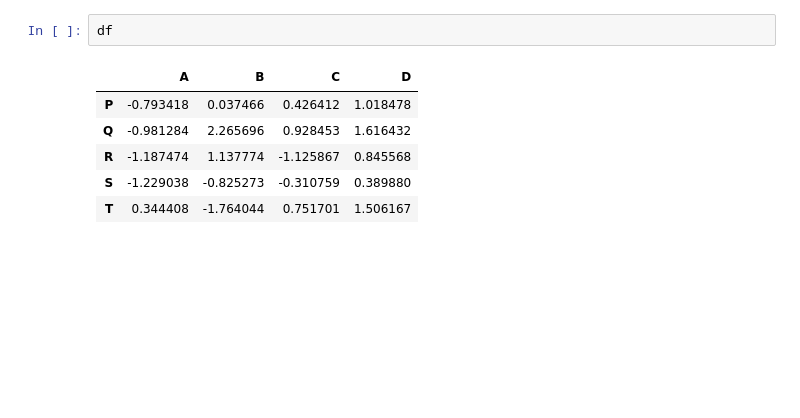
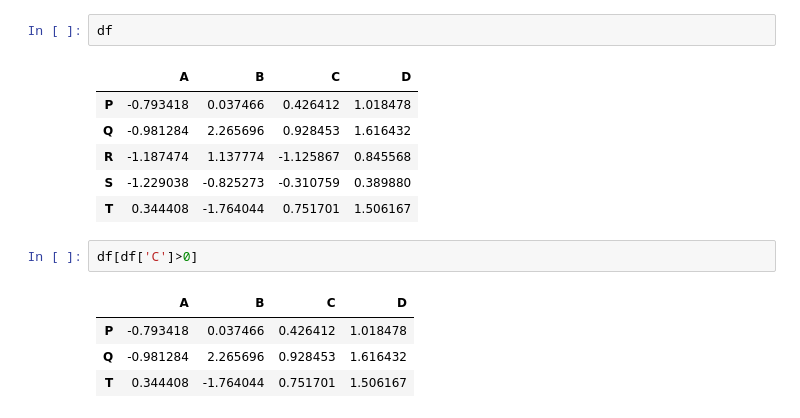
Before and after one commit to milu234/DataScience_AI, a Jupyter notebook: Data_Science'.ipynb, the cells around one changed output. Cells and saved outputs as stored; diff of their text form; blank space fills up the shorter version.

```diff
--- a/Data_Science'.ipynb
+++ b/Data_Science'.ipynb
@@ -265,3 +265,10 @@ df
 | R | -1.187474 | 1.137774 | -1.125867 | 0.845568 |
 | S | -1.229038 | -0.825273 | -0.310759 | 0.389880 |
 | T | 0.344408 | -1.764044 | 0.751701 | 1.506167 |
+# %%
+df[df['C']>0]
+# %% [output]
+|  | A | B | C | D |
+| P | -0.793418 | 0.037466 | 0.426412 | 1.018478 |
+| Q | -0.981284 | 2.265696 | 0.928453 | 1.616432 |
+| T | 0.344408 | -1.764044 | 0.751701 | 1.506167 |
```
Also changed, not shown: parts of 2 cells of this notebook.
